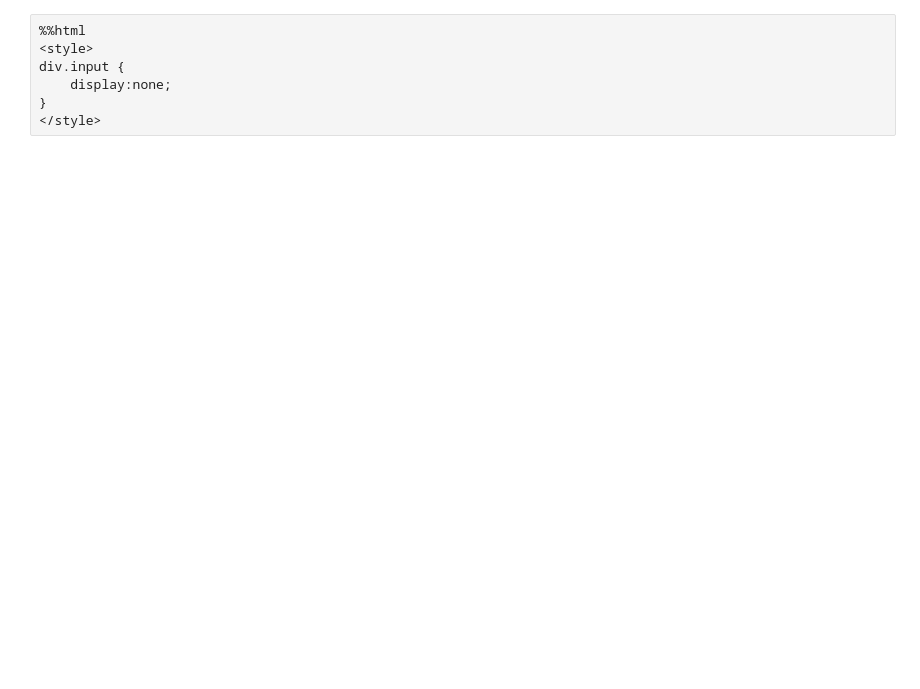
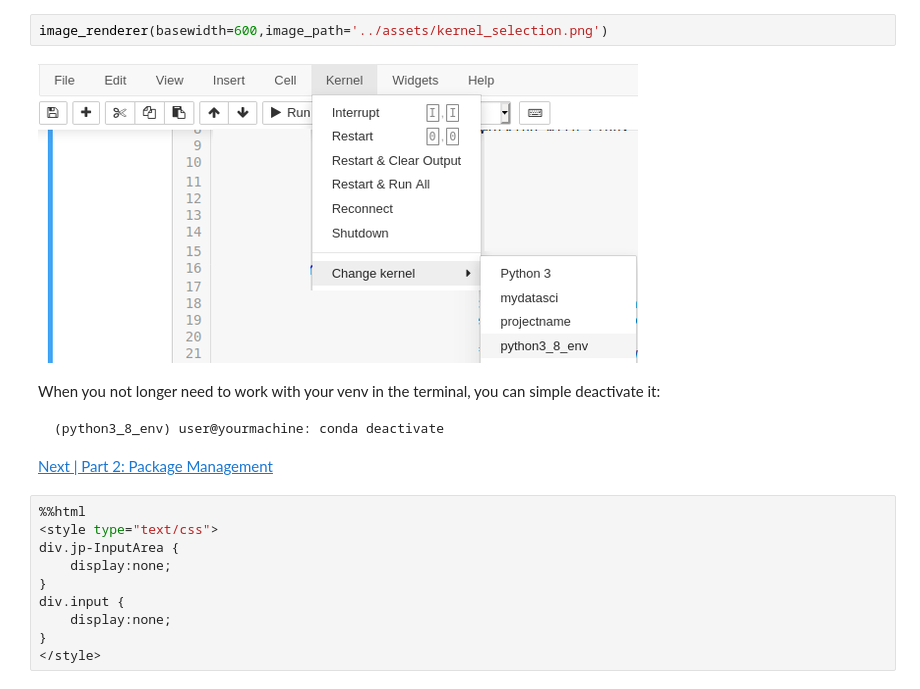
Before and after one commit to Kremzeeq/jupyter_notebooks_tips_and_tricks, a Jupyter notebook: jupyter_notebooks/tips_and_tricks_p1.ipynb, the cells around one changed output. Saved outputs shown, nothing was run; the diff lists cells and outputs as text; blank space fills up the shorter version.

Commit message:
update accross webpages

````diff
--- a/jupyter_notebooks/tips_and_tricks_p1.ipynb
+++ b/jupyter_notebooks/tips_and_tricks_p1.ipynb
@@ -117,6 +100,21 @@ When you not longer need to work with your venv in the terminal, you can simple
+# %%
+image_renderer(basewidth=600,image_path='../assets/kernel_selection.png')
+# %% [output]
+[figure, added]
+# %% [markdown]
+When you not longer need to work with your venv in the terminal, you can simple deactivate it:
+
+```
+(python3_8_env) user@yourmachine: conda deactivate
+```
+
+[Next | Part 2: Package Management](https://htmlpreview.github.io/?https://github.com/Kremzeeq/jupyter_notebooks_tips_and_tricks/blob/main/webpages/tips_and_tricks_p2.html)
 # %%
 %%html
-<style>
+<style type="text/css">
+div.jp-InputArea {
+    display:none;
+}
 div.input {
     display:none;
 }
````
Also changed, not shown: parts of 4 cells of this notebook, 10 other files.
